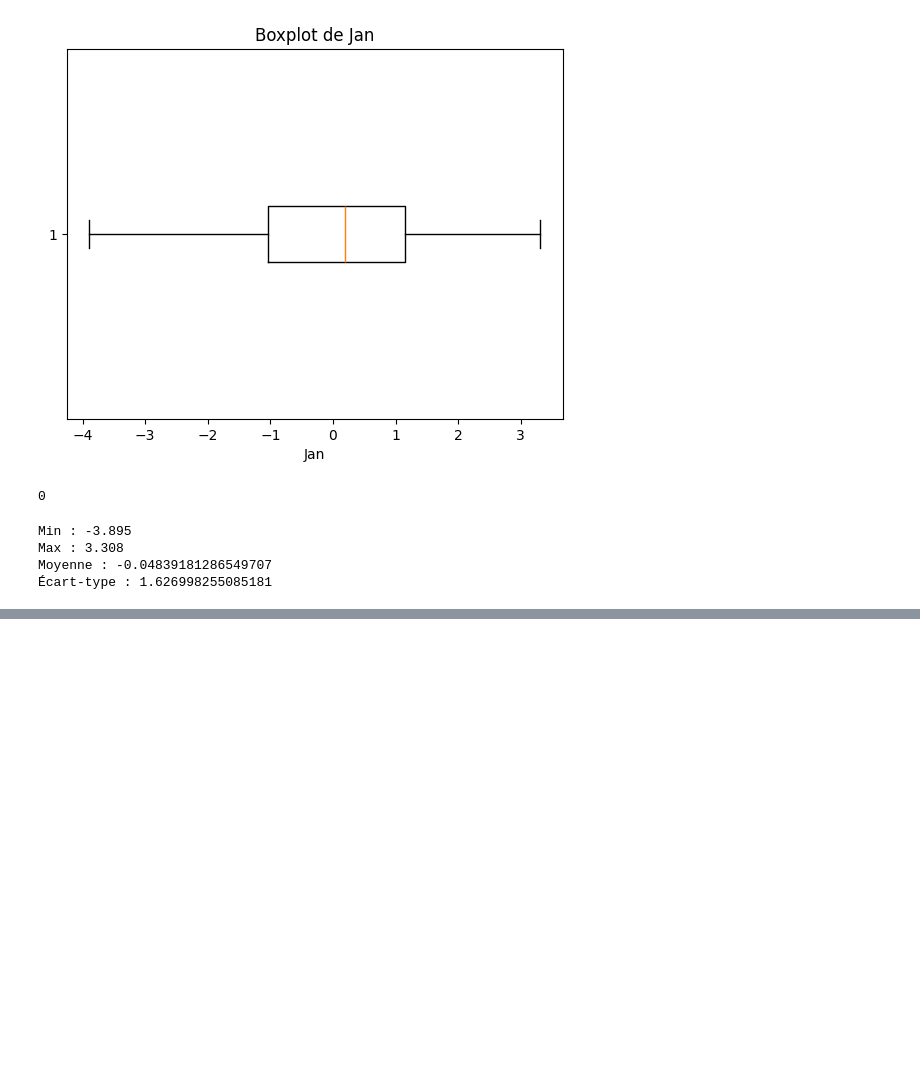
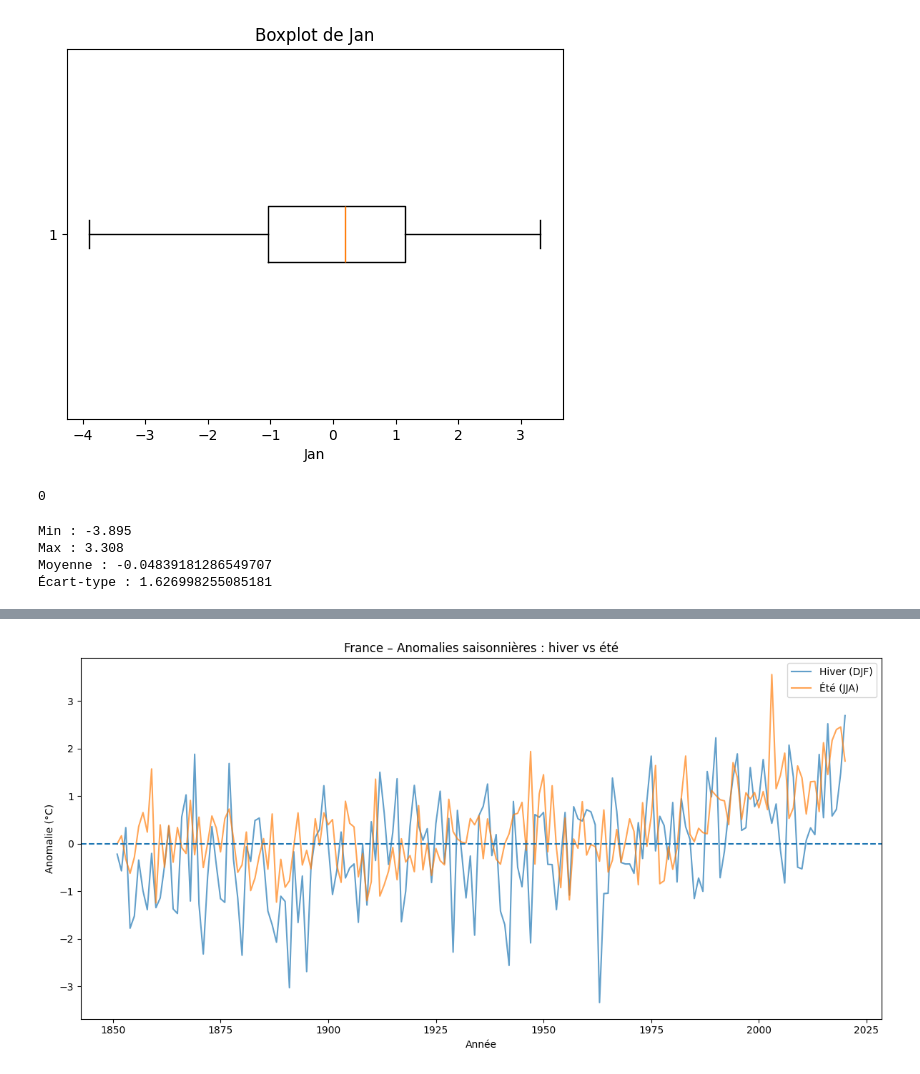
Before and after one commit to VinchC/projet, a Jupyter notebook: Berkeley_France.ipynb, the cells around one changed output, grey strips where cells are left out. Cells and saved outputs as stored; diff of their text form; code cells hidden in the pictures; blank space fills up the shorter version.

```diff
--- a/Berkeley_France.ipynb
+++ b/Berkeley_France.ipynb
@@ -258,0 +286,23 @@ Moyenne : -0.04839181286549707
+# %%
+# Comparaison saisonnière : DJF vs JJA
+
+import pandas as pd
+import matplotlib.pyplot as plt
+
+df = pd.read_csv("france_TAVG_trend_monthly_seasonal.csv")
+
+df = df.dropna(subset=["DJF", "JJA"])
+
+plt.figure(figsize=(12,6))
+plt.plot(df["Year"], df["DJF"], label="Hiver (DJF)", alpha=0.7)
+plt.plot(df["Year"], df["JJA"], label="Été (JJA)", alpha=0.7)
+
+plt.axhline(0, linestyle="--")
+plt.title("France – Anomalies saisonnières : hiver vs été")
+plt.xlabel("Année")
+plt.ylabel("Anomalie (°C)")
+plt.legend()
+plt.tight_layout()
+plt.show()
+# %% [output]
+[figure, added]
```
Also changed, not shown: parts of 1 cell of this notebook.
